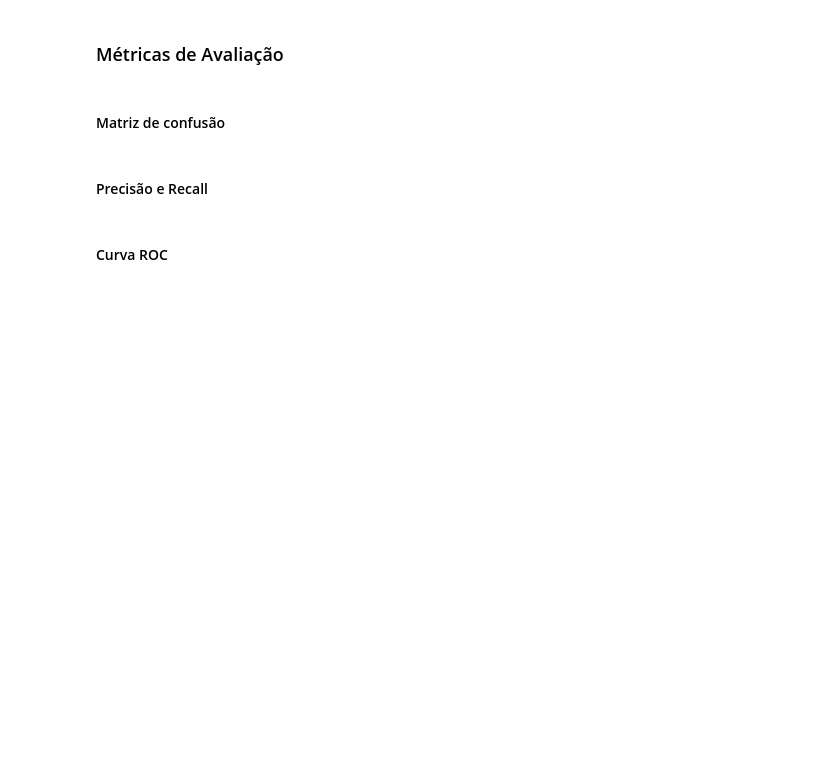
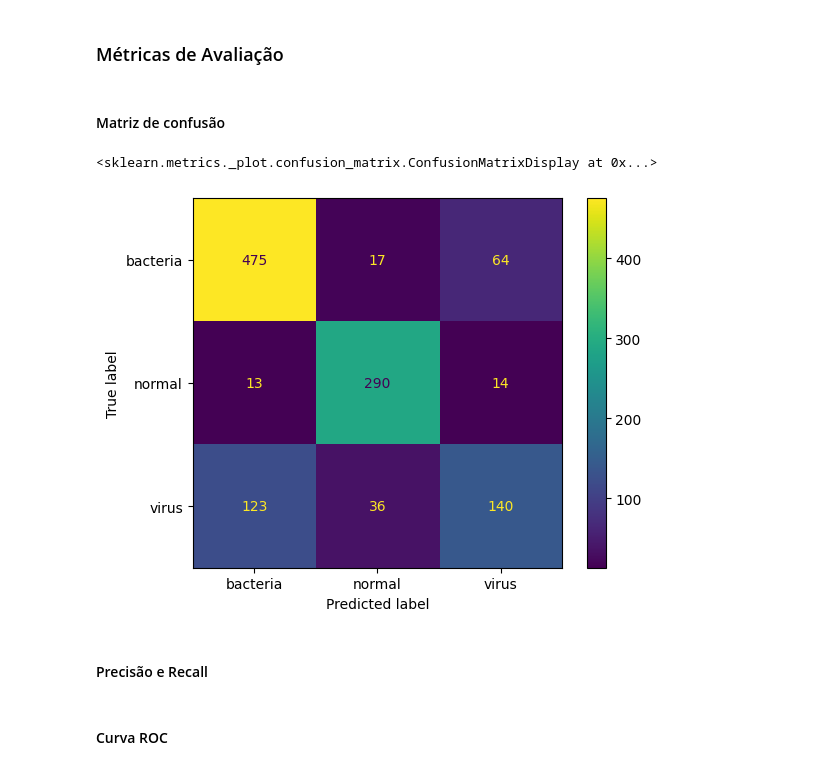
Before and after one commit to vinicius-souza-lima/mvp_ml, a Jupyter notebook: mvp_ml.ipynb, the cells around one changed output. Cells and saved outputs as stored; diff of their text form; code cells hidden in the pictures; blank space fills up the shorter version.

Commit message:
Inicio das metricas de avaliação

```diff
--- a/mvp_ml.ipynb
+++ b/mvp_ml.ipynb
@@ -230,6 +230,7 @@ KNN: Média: 0.73, std:0.011
 RF: Média: 0.78, std:0.013
 CART: Média: 0.65, std:0.005
 # %%
+results = joblib.load("results.npy")
 sns.set_theme()
 names = ["NB", "KNN", "RF", "CART"]
 fig, ax = plt.subplots(figsize=(12, 8))
@@ -292,10 +275,18 @@ joblib.dump(final_model, "final_model.joblib")
 ### Métricas de Avaliação
 # %% [markdown]
 #### Matriz de confusão
+# %%
+final_model = joblib.load("final_model.joblib")
 # %%
-y_chest_predict = cross_val_predict(final_model, X_chest_train, y_chest_train)
+y_chest_predict = final_model.predict(X_chest_test)
 # %%
-cm = confusion_matrix()
+cm = confusion_matrix(y_chest_test,y_chest_predict)
+# %%
+disp = ConfusionMatrixDisplay(cm,display_labels=final_model.classes_)
+disp.plot()
+# %% [output]
+<sklearn.metrics._plot.confusion_matrix.ConfusionMatrixDisplay at 0x...>
+[figure, added]
 # %% [markdown]
 #### Precisão e Recall
 # %% [markdown]
```
Also changed, not shown: parts of 16 cells of this notebook, 4 other files.
